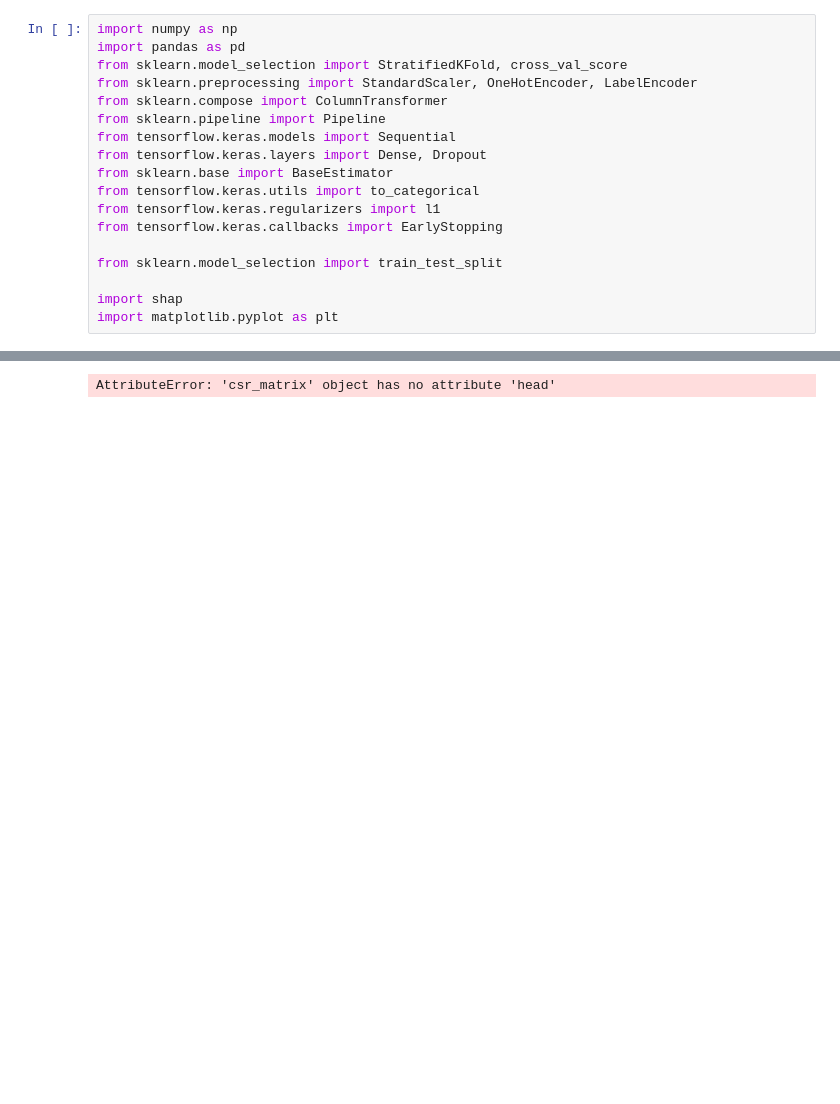
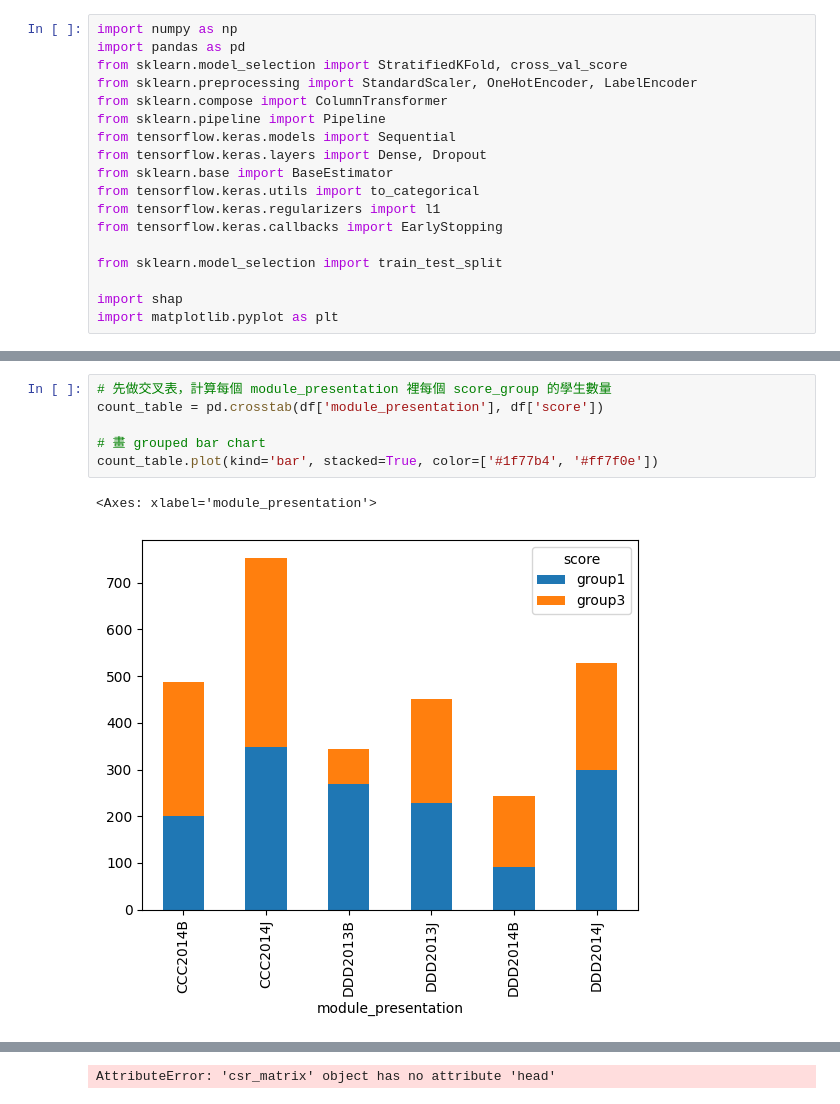
Before and after one commit to Chia-Chi-Shen/oulad, a Jupyter notebook: dl.ipynb, the cells around one changed output, grey strips where cells are left out. Saved outputs shown, nothing was run; the diff lists cells and outputs as text; blank space fills up the shorter version.

```diff
--- a/dl.ipynb
+++ b/dl.ipynb
@@ -143,3 +150,12 @@ X_transformed's shape: (2811, 57)
+# %%
+# 先做交叉表，計算每個 module_presentation 裡每個 score_group 的學生數量
+count_table = pd.crosstab(df['module_presentation'], df['score'])
+
+# 畫 grouped bar chart
+count_table.plot(kind='bar', stacked=True, color=['#1f77b4', '#ff7f0e'])
+# %% [output]
+<Axes: xlabel='module_presentation'>
+[figure, added]
 # %%
 df = pd.read_csv('data_0521.csv')
 base_df = df[['score', 'gender', 'region', 'highest_education', 'imd_band', 'age_band', 'module_presentation',]]
```
Also changed, not shown: parts of 3 cells of this notebook, 2 other files.
